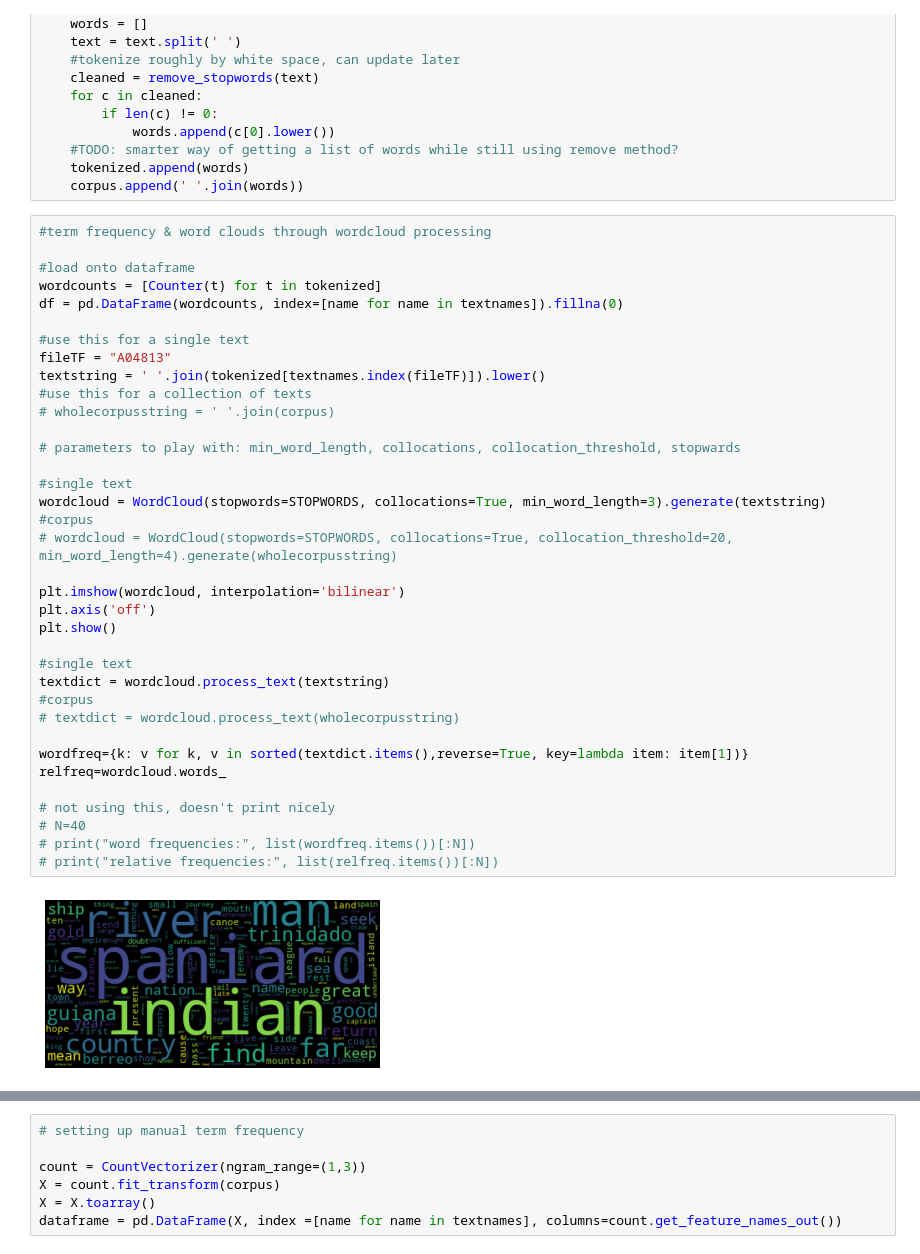
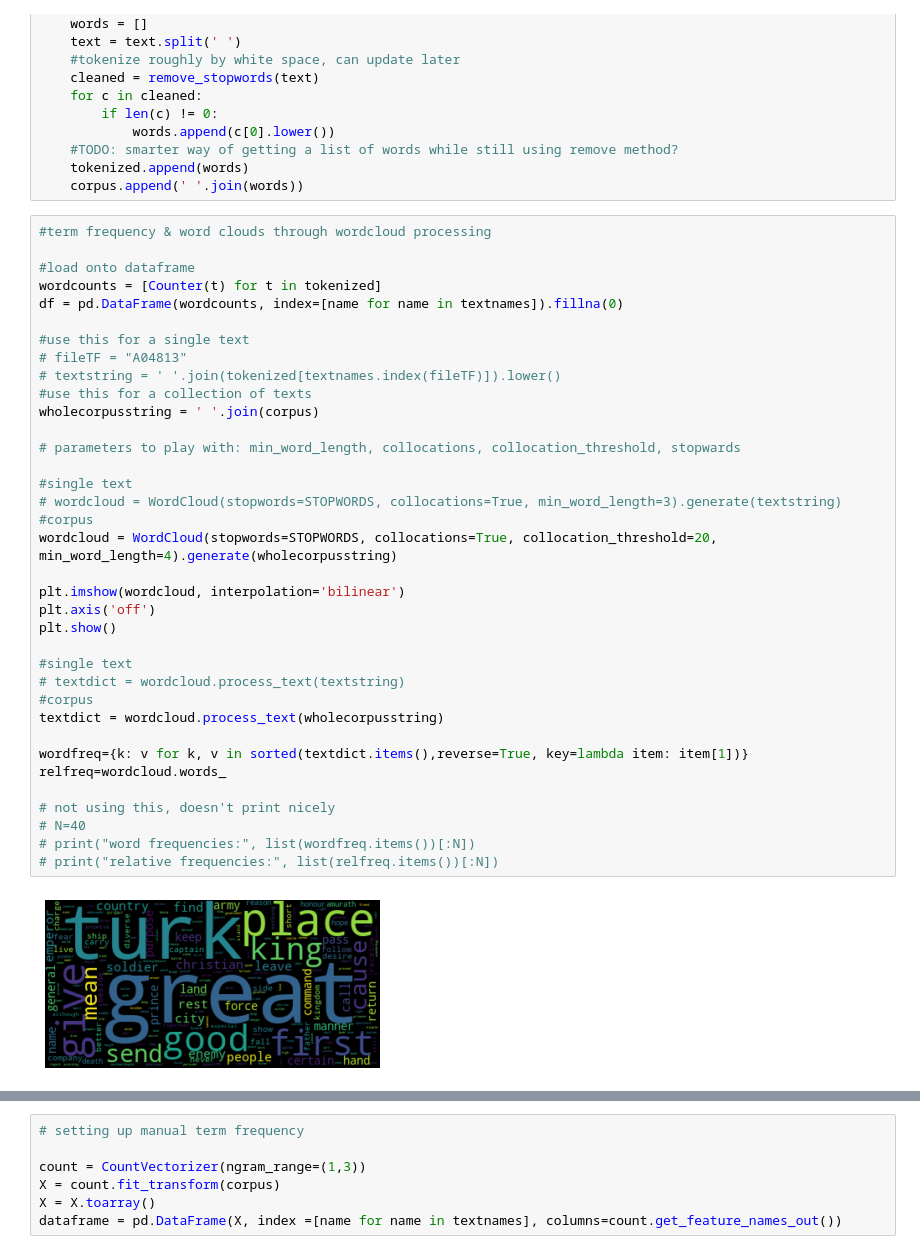
Before and after one commit to amycweng/ECBC-Data-2022, a Jupyter notebook: vocab.ipynb, the cells around one changed output, grey strips where cells are left out. Saved outputs shown, nothing was run; the diff lists cells and outputs as text.

```diff
--- a/vocab.ipynb
+++ b/vocab.ipynb
@@ -53,41 +51,41 @@ for text in texts:
 # %%
 #term frequency & word clouds through wordcloud processing
 
 #load onto dataframe
 wordcounts = [Counter(t) for t in tokenized]
 df = pd.DataFrame(wordcounts, index=[name for name in textnames]).fillna(0)
 
 #use this for a single text
-fileTF = "A04813"
-textstring = ' '.join(tokenized[textnames.index(fileTF)]).lower()
+# fileTF = "A04813"
+# textstring = ' '.join(tokenized[textnames.index(fileTF)]).lower()
 #use this for a collection of texts
-# wholecorpusstring = ' '.join(corpus)
+wholecorpusstring = ' '.join(corpus)
 
 # parameters to play with: min_word_length, collocations, collocation_threshold, stopwards
 
 #single text
-wordcloud = WordCloud(stopwords=STOPWORDS, collocations=True, min_word_length=3).generate(textstring)
+# wordcloud = WordCloud(stopwords=STOPWORDS, collocations=True, min_word_length=3).generate(textstring)
 #corpus
-# wordcloud = WordCloud(stopwords=STOPWORDS, collocations=True, collocation_threshold=20, min_word_length=4).generate(wholecorpusstring)
+wordcloud = WordCloud(stopwords=STOPWORDS, collocations=True, collocation_threshold=20, min_word_length=4).generate(wholecorpusstring)
 
 plt.imshow(wordcloud, interpolation='bilinear')
 plt.axis('off')
 plt.show()
 
 #single text
-textdict = wordcloud.process_text(textstring)
+# textdict = wordcloud.process_text(textstring)
 #corpus
-# textdict = wordcloud.process_text(wholecorpusstring)
+textdict = wordcloud.process_text(wholecorpusstring)
 
 wordfreq={k: v for k, v in sorted(textdict.items(),reverse=True, key=lambda item: item[1])}
 relfreq=wordcloud.words_
 
 # not using this, doesn't print nicely
 # N=40
 # print("word frequencies:", list(wordfreq.items())[:N])
 # print("relative frequencies:", list(relfreq.items())[:N])
 # %% [output]
-[figure, old version]
+[figure, new version]
 # %%
 # outputting the numbers for frequencies
 
```
Also changed, not shown: parts of 4 cells of this notebook.
